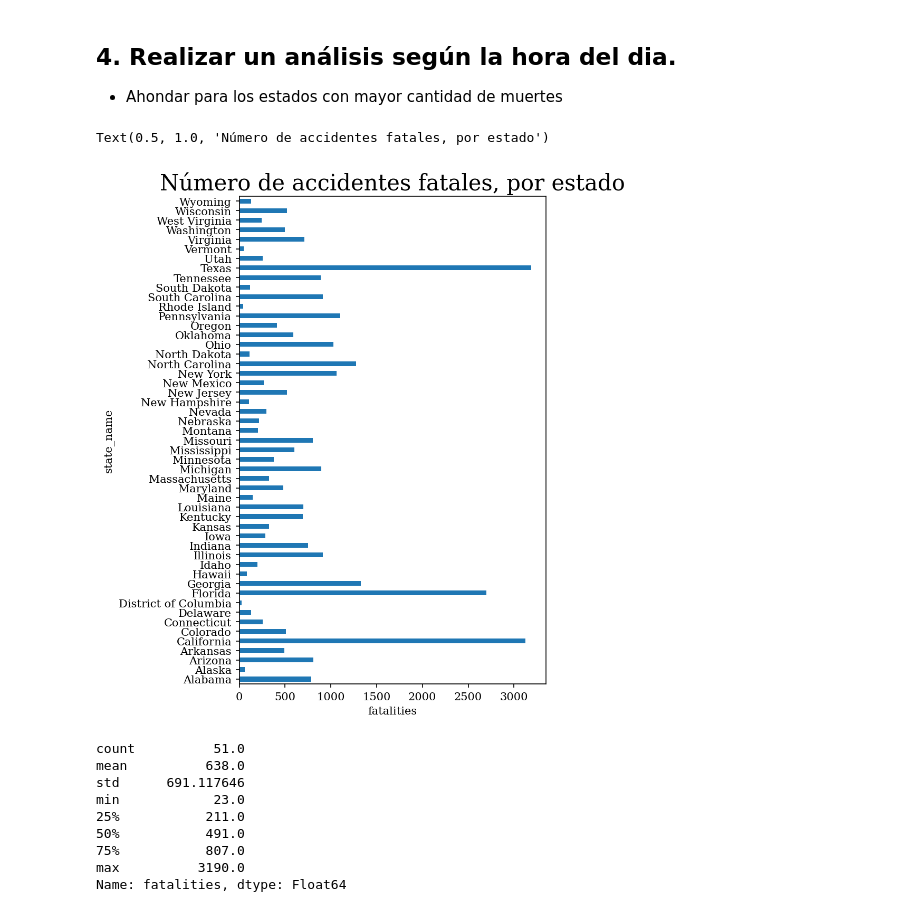
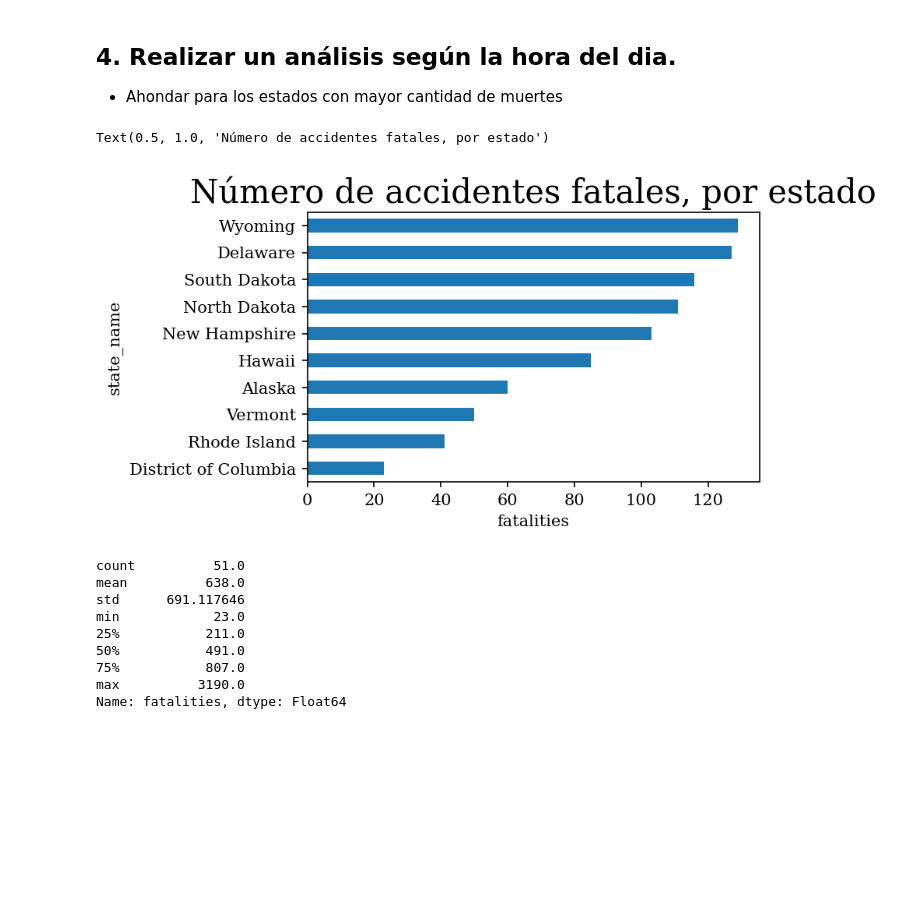
Before and after one commit to PhyData/Traffic_fatalities_BigQuery_jcalles, a Jupyter notebook: desafio_1.ipynb, the cells around one changed output. Saved outputs shown, nothing was run; the diff lists cells and outputs as text; code cells hidden in the pictures; blank space fills up the shorter version.

```diff
--- a/desafio_1.ipynb
+++ b/desafio_1.ipynb
@@ -205,14 +204,14 @@ query_job = client.query(query)
 results = query_job.result()
 df = results.to_dataframe()
 # %%
-fig, ax = plt.subplots(figsize=(5,8))
-df.groupby("state_name")["fatalities"].sum().plot(kind="barh",ax=ax)
+fig, ax = plt.subplots(figsize=(5,3))
+df.groupby("state_name")["fatalities"].sum().sort_values().head(10).plot(kind="barh",ax=ax)
 
 ax.set_xlabel("fatalities")
 ax.set_title("Número de accidentes fatales, por estado", fontsize=20)
 # %% [output]
 Text(0.5, 1.0, 'Número de accidentes fatales, por estado')
-[figure, old version]
+[figure, new version]
 # %%
 df.groupby("state_name")["fatalities"].sum().describe()
 # %% [output]
```
Also changed, not shown: parts of 15 cells of this notebook.
